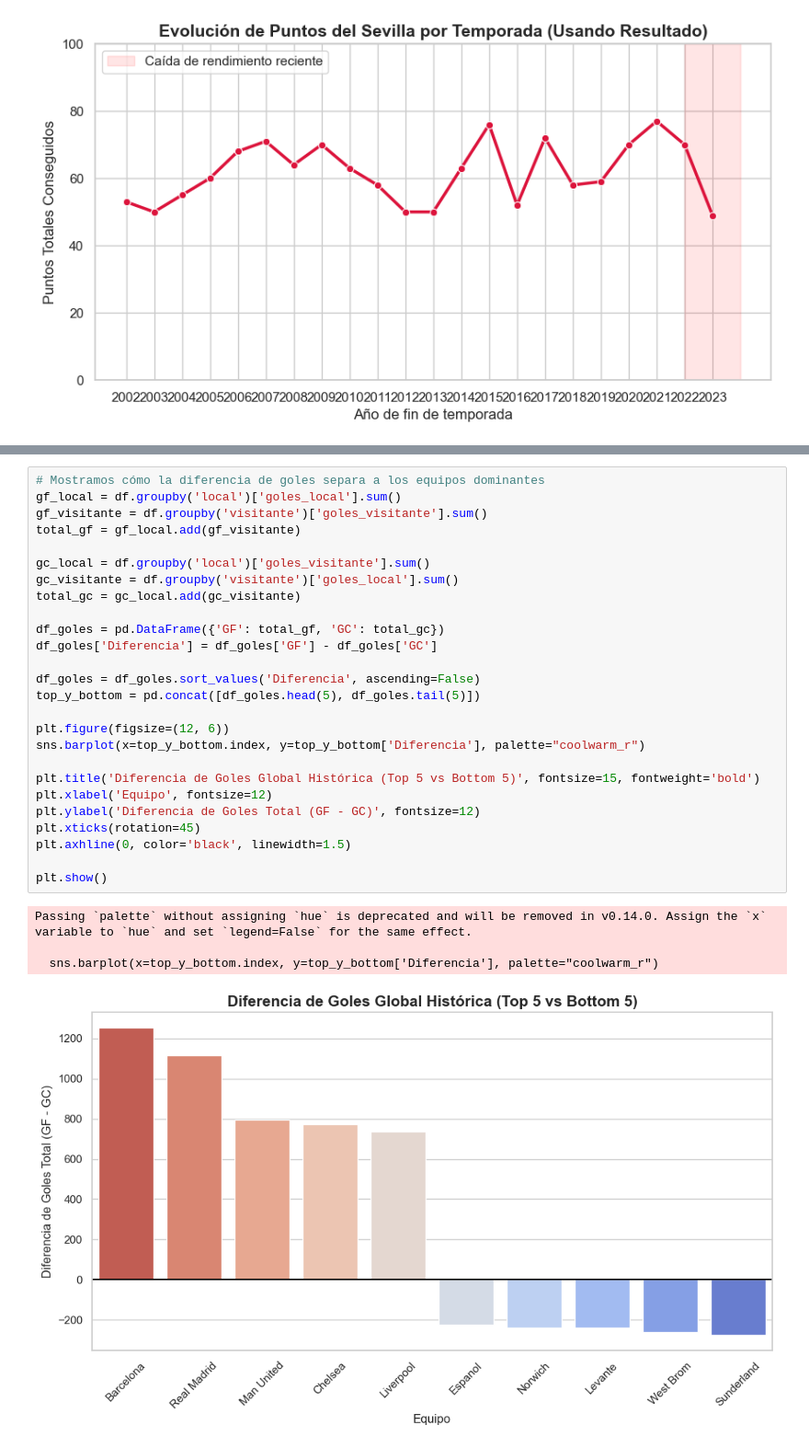
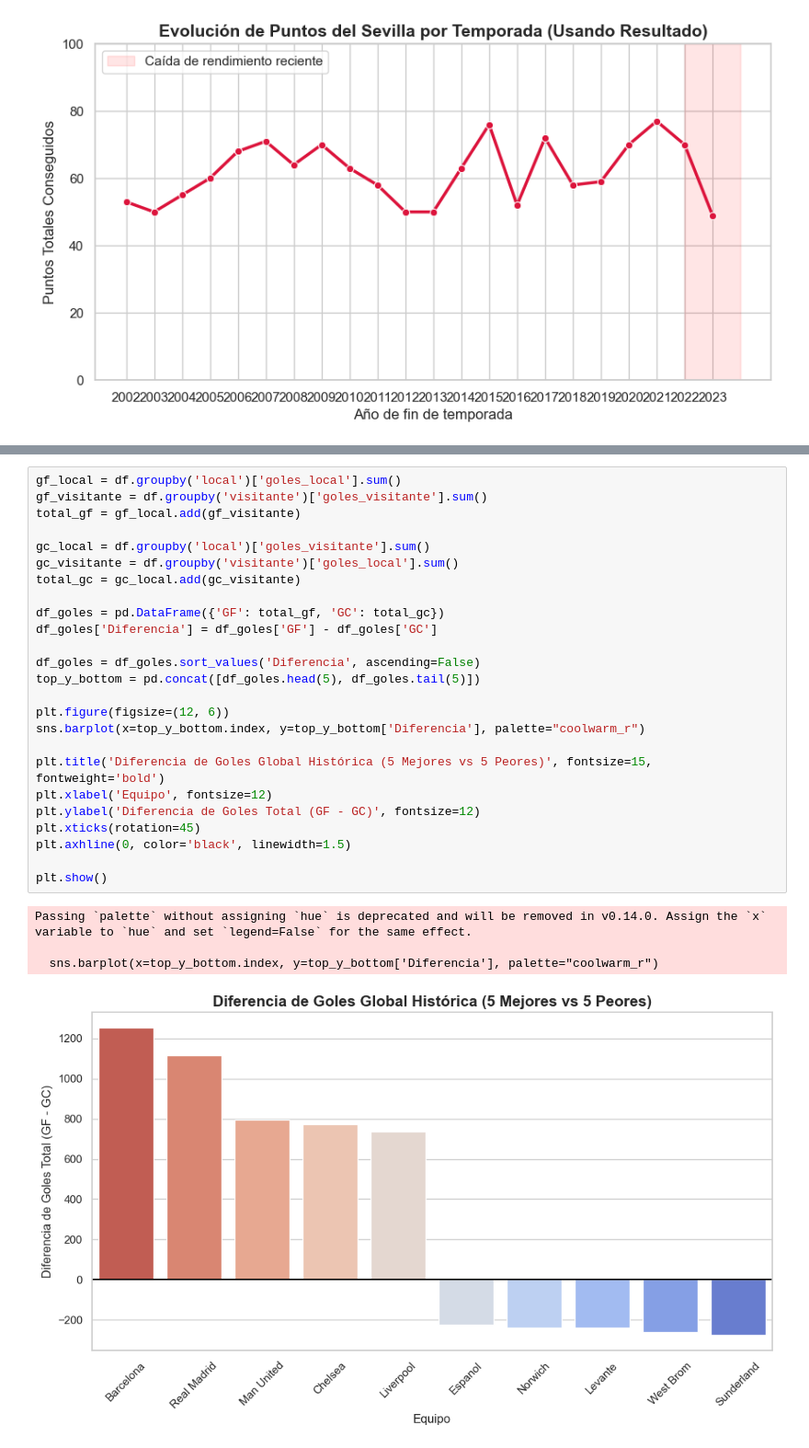
Before and after one commit to CGD5709/Prediccion-Futbol-IA, a Jupyter notebook: notebooks/00_Exploracion_Datos.ipynb, the cells around one changed output, grey strips where cells are left out. Shown at 92% size. Cells and saved outputs as stored; diff of their text form.

```diff
--- a/notebooks/00_Exploracion_Datos.ipynb
+++ b/notebooks/00_Exploracion_Datos.ipynb
@@ -103,34 +102,33 @@ Al descartar el "Nombre del Equipo" como variable predictora, necesitamos una m
 
 La variable más lógica es la cantidad de puntos acumulados antes de disputarse el encuentro. Sin embargo, en el fútbol moderno, los empates a puntos son muy comunes. Para desempatar el nivel real de dos equipos con los mismos puntos, la siguiente estadística más reveladora es la Diferencia de Goles. Los equipos con una diferencia de goles positiva tienden a ser dominadores de los partidos, incluso si han tenido mala suerte en algún resultado puntual.
 # %%
-# Mostramos cómo la diferencia de goles separa a los equipos dominantes
 gf_local = df.groupby('local')['goles_local'].sum()
 gf_visitante = df.groupby('visitante')['goles_visitante'].sum()
 total_gf = gf_local.add(gf_visitante)
 
 gc_local = df.groupby('local')['goles_visitante'].sum()
 gc_visitante = df.groupby('visitante')['goles_local'].sum()
 total_gc = gc_local.add(gc_visitante)
 
 df_goles = pd.DataFrame({'GF': total_gf, 'GC': total_gc})
 df_goles['Diferencia'] = df_goles['GF'] - df_goles['GC']
 
 df_goles = df_goles.sort_values('Diferencia', ascending=False)
 top_y_bottom = pd.concat([df_goles.head(5), df_goles.tail(5)])
 
 plt.figure(figsize=(12, 6))
 sns.barplot(x=top_y_bottom.index, y=top_y_bottom['Diferencia'], palette="coolwarm_r")
 
-plt.title('Diferencia de Goles Global Histórica (Top 5 vs Bottom 5)', fontsize=15, fontweight='bold')
+plt.title('Diferencia de Goles Global Histórica (5 Mejores vs 5 Peores)', fontsize=15, fontweight='bold')
 plt.xlabel('Equipo', fontsize=12)
 plt.ylabel('Diferencia de Goles Total (GF - GC)', fontsize=12)
 plt.xticks(rotation=45)
 plt.axhline(0, color='black', linewidth=1.5)
 
 plt.show()
 # %% [output]
 Passing `palette` without assigning `hue` is deprecated and will be removed in v0.14.0. Assign the `x` variable to `hue` and set `legend=False` for the same effect.
 
   sns.barplot(x=top_y_bottom.index, y=top_y_bottom['Diferencia'], palette="coolwarm_r")
-[figure, old version]
+[figure, new version]
 # %% [markdown]
```
Also changed, not shown: parts of 8 cells of this notebook, 3 other files.
